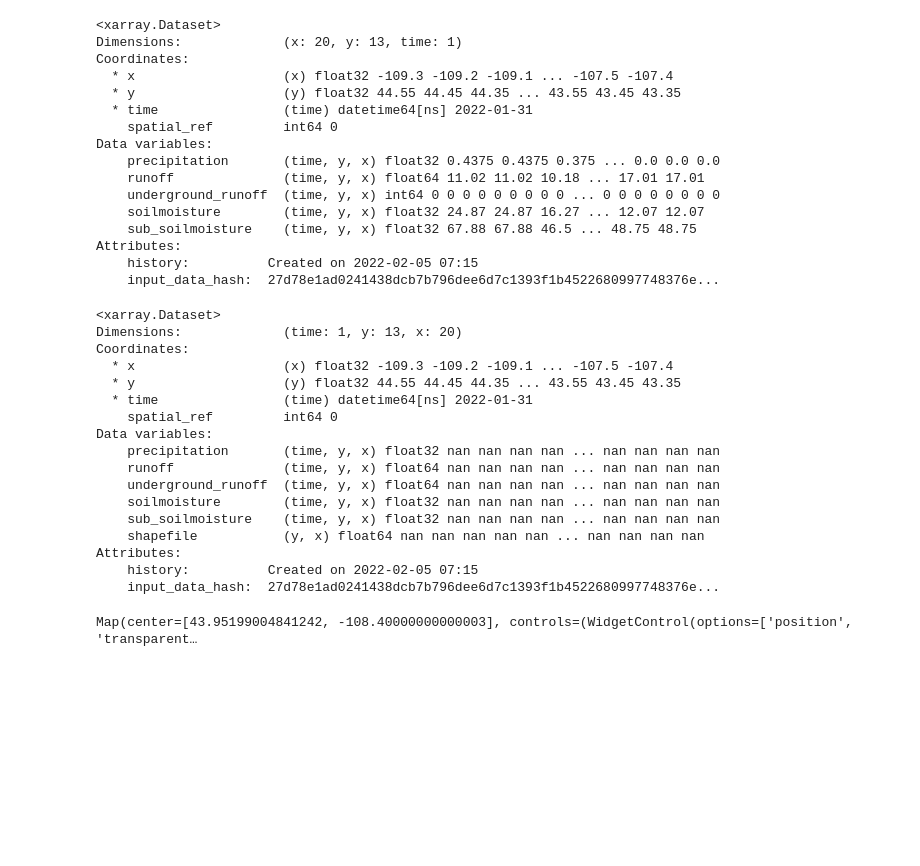
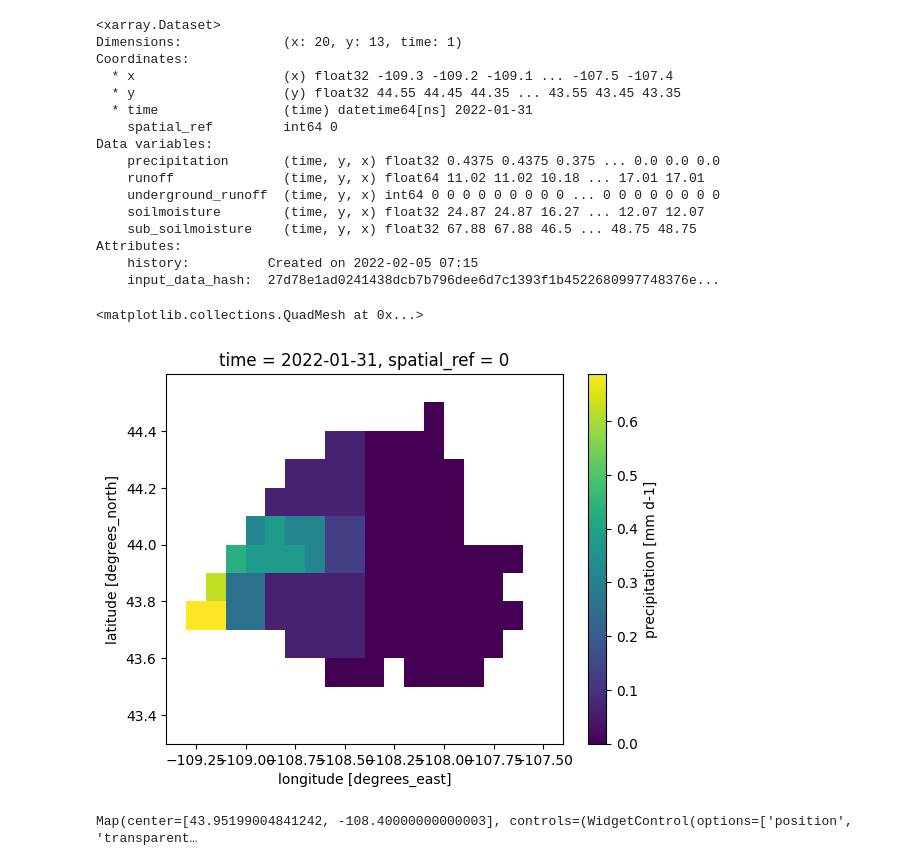
Before and after one commit to mahdi98mnm/WaterBalance, a Jupyter notebook: notebook/Sflow.ipynb, the cells around one changed output. Saved outputs shown, nothing was run; the diff lists cells and outputs as text; code cells hidden in the pictures; blank space fills up the shorter version.

```diff
--- a/notebook/Sflow.ipynb
+++ b/notebook/Sflow.ipynb
@@ -340,37 +355,22 @@ Attributes:
 # %%
 
 
 shp_dir = PATH_DATA + "shape/usa.shp"
 shapefile = gpd.read_file(shp_dir)
 
 
 precip_da = add_shape_coord_from_data_array(ds_array_3, shp_dir, "shapefile")
 ds_array_4 = ds_array_3.where(precip_da.shapefile==0, other=np.nan)
 
 
 
 with open('/content/drive/MyDrive/WaterBalance/notebook/ds_array_4.pkl', 'wb') as f:
     pickle.dump(ds_array_4, f)
 
-ds_array_4
+ds_array_4.precipitation.plot()
 # %% [output]
-<xarray.Dataset>
-Dimensions:             (time: 1, y: 13, x: 20)
-Coordinates:
-  * x                   (x) float32 -109.3 -109.2 -109.1 ... -107.5 -107.4
-  * y                   (y) float32 44.55 44.45 44.35 ... 43.55 43.45 43.35
-  * time                (time) datetime64[ns] 2022-01-31
-    spatial_ref         int64 0
-Data variables:
-    precipitation       (time, y, x) float32 nan nan nan nan ... nan nan nan nan
-    runoff              (time, y, x) float64 nan nan nan nan ... nan nan nan nan
-    underground_runoff  (time, y, x) float64 nan nan nan nan ... nan nan nan nan
-    soilmoisture        (time, y, x) float32 nan nan nan nan ... nan nan nan nan
-    sub_soilmoisture    (time, y, x) float32 nan nan nan nan ... nan nan nan nan
-    shapefile           (y, x) float64 nan nan nan nan nan ... nan nan nan nan
-Attributes:
-    history:          Created on 2022-02-05 07:15
-    input_data_hash:  27d78e1ad0241438dcb7b796dee6d7c1393f1b4522680997748376e...
+<matplotlib.collections.QuadMesh at 0x...>
+[figure, added]
 # %%
 Map = geemap.Map()
 Map.add_basemap('HYBRID')
```
Also changed, not shown: parts of 2 cells of this notebook.
